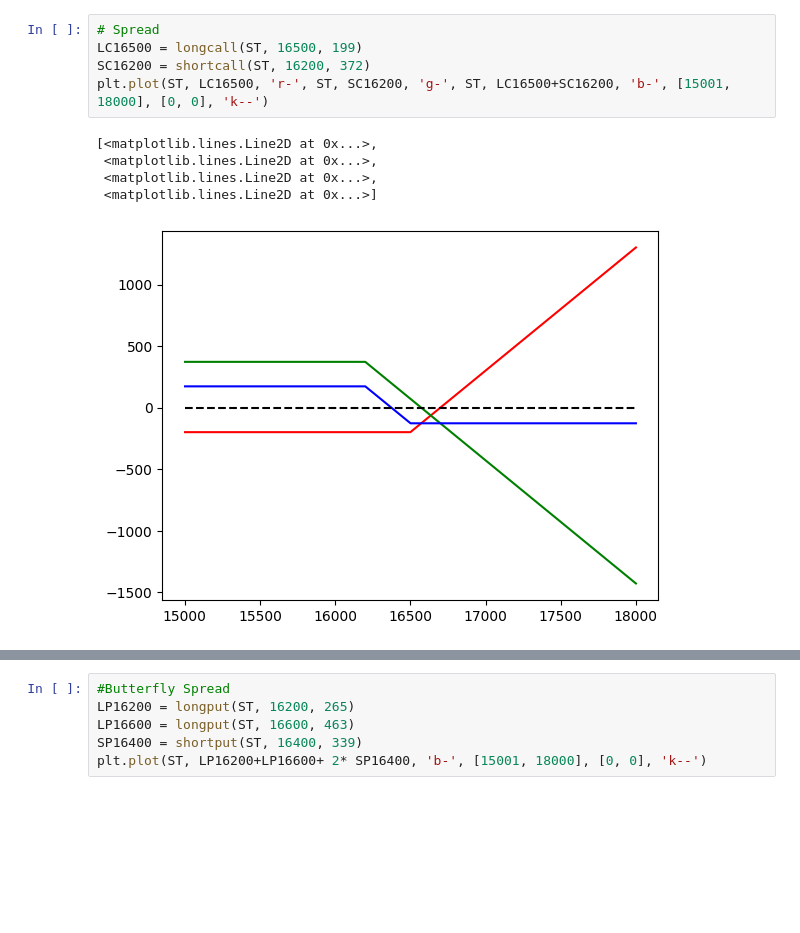
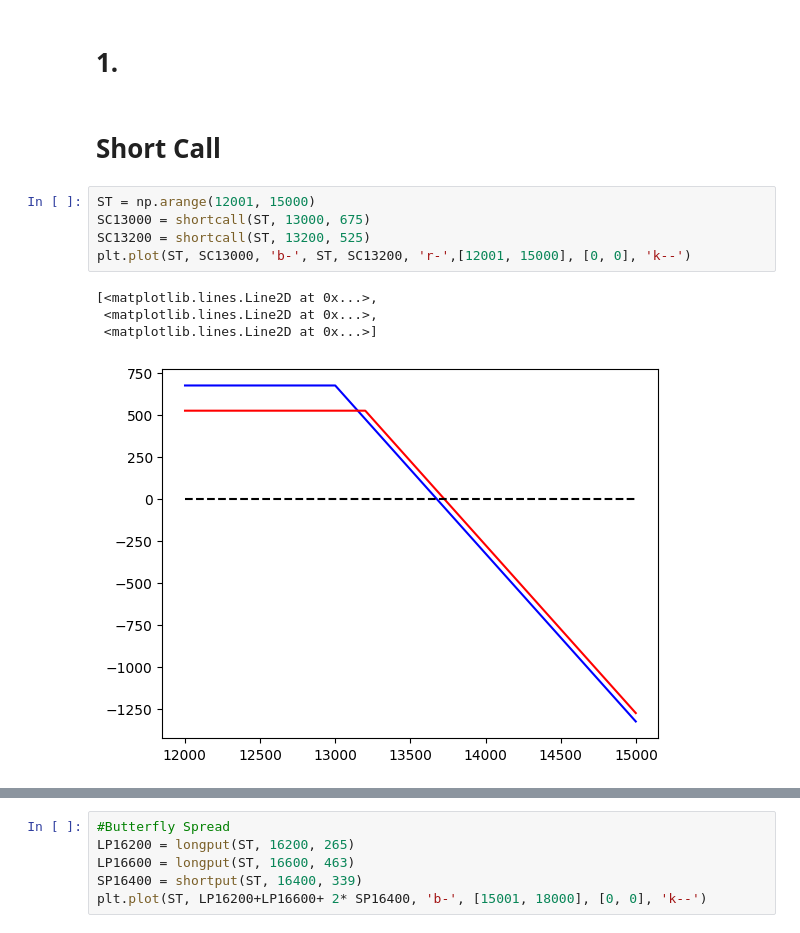
Before and after one commit to franktseng0718/NYCU-Artificial-Intelligence-Theory-and-Practice, a Jupyter notebook: HW1/HW1.ipynb, the cells around one changed output, grey strips where cells are left out. Drawn from its saved outputs; the diff is of its cells as text; blank space fills up the shorter version.

```diff
--- a/HW1/HW1.ipynb
+++ b/HW1/HW1.ipynb
@@ -33,11 +16,14 @@ plt.plot(ST, SP16400, 'r-', ST, SP16300, 'g-', ST, SP16200, 'b-', [15001, 18000]
-# %%
-# Spread
-LC16500 = longcall(ST, 16500, 199)
-SC16200 = shortcall(ST, 16200, 372)
-plt.plot(ST, LC16500, 'r-', ST, SC16200, 'g-', ST, LC16500+SC16200, 'b-', [15001, 18000], [0, 0], 'k--')
-# %% [output]
-[<matplotlib.lines.Line2D at 0x...>,
- <matplotlib.lines.Line2D at 0x...>,
- <matplotlib.lines.Line2D at 0x...>,
- <matplotlib.lines.Line2D at 0x...>]
-[figure, removed]
+# %% [markdown]
+# 1.
+# %% [markdown]
+# Short Call
+# %%
+ST = np.arange(12001, 15000)
+SC13000 = shortcall(ST, 13000, 675)
+SC13200 = shortcall(ST, 13200, 525)
+plt.plot(ST, SC13000, 'b-', ST, SC13200, 'r-',[12001, 15000], [0, 0], 'k--')
+# %% [output]
+[<matplotlib.lines.Line2D at 0x...>,
+ <matplotlib.lines.Line2D at 0x...>,
+ <matplotlib.lines.Line2D at 0x...>]
+[figure, added]
```
Also changed, not shown: parts of 6 cells of this notebook, 1 other file.
